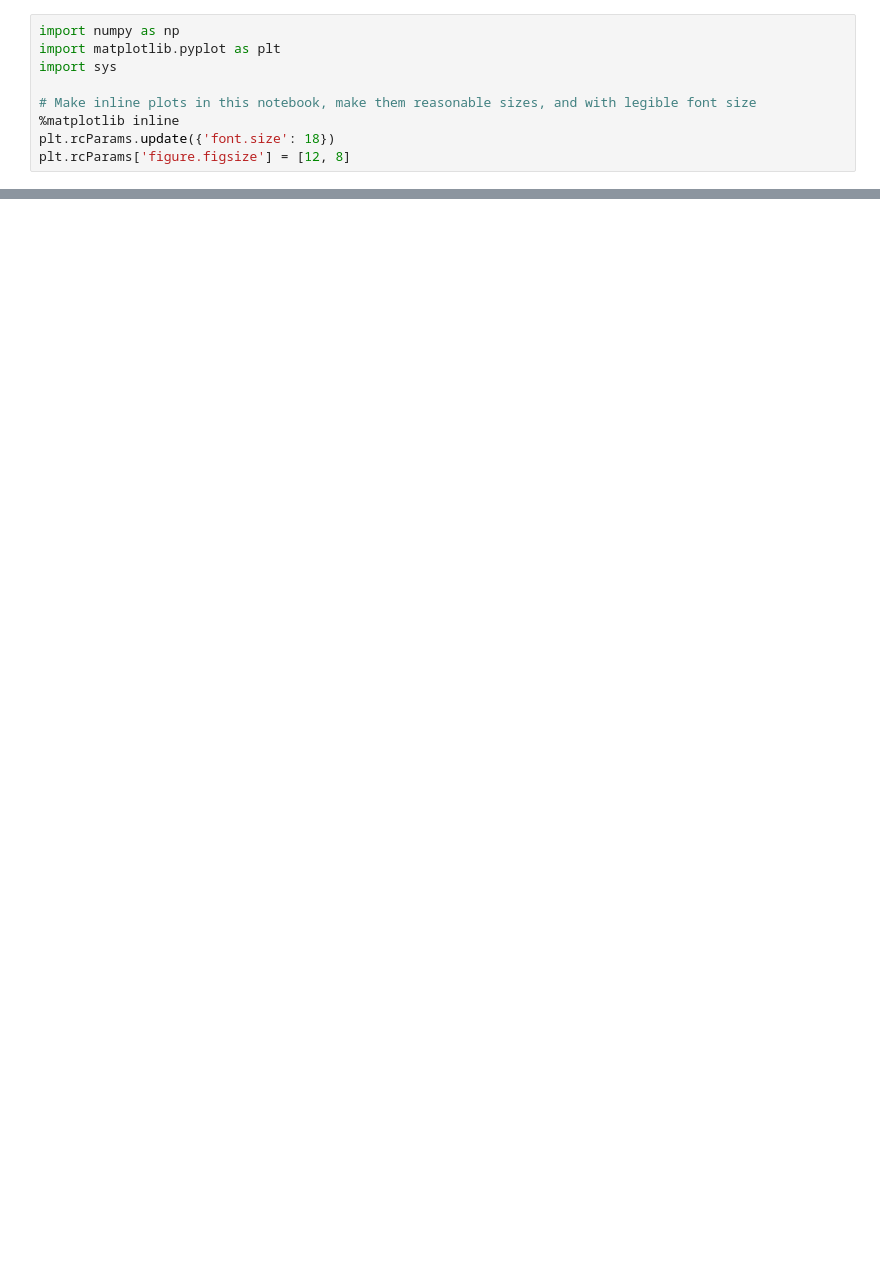
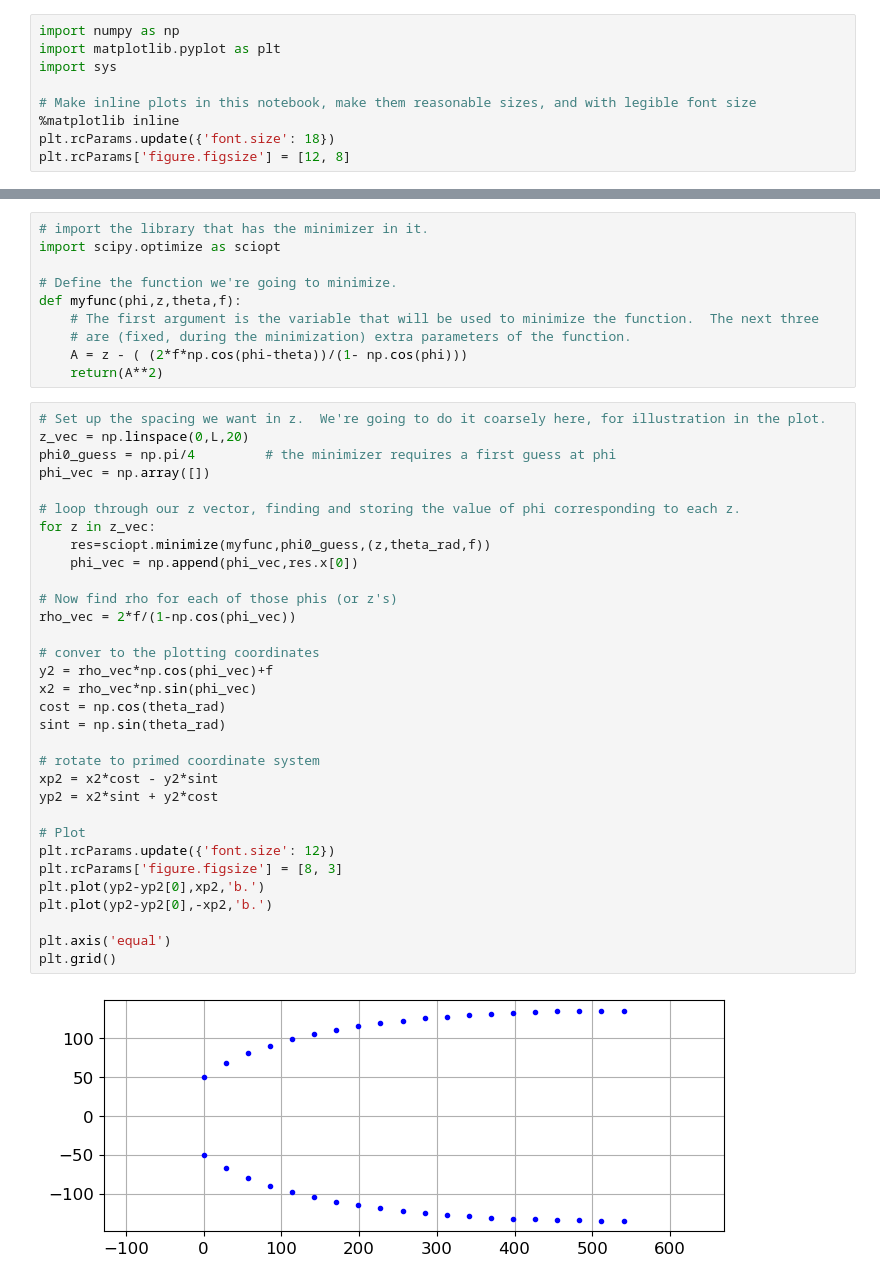
Before and after one commit to JohnRuhl/Tutorials, a Jupyter notebook: WinstonCones.ipynb, the cells around one changed output, grey strips where cells are left out. Saved outputs shown, nothing was run; the diff lists cells and outputs as text; blank space fills up the shorter version.

```diff
--- a/WinstonCones.ipynb
+++ b/WinstonCones.ipynb
@@ -56,0 +93,44 @@ f: 37.5 mm
+# %%
+# import the library that has the minimizer in it.
+import scipy.optimize as sciopt
+
+# Define the function we're going to minimize.
+def myfunc(phi,z,theta,f):
+    # The first argument is the variable that will be used to minimize the function.  The next three
+    # are (fixed, during the minimization) extra parameters of the function.
+    A = z - ( (2*f*np.cos(phi-theta))/(1- np.cos(phi)))
+    return(A**2)
+# %%
+# Set up the spacing we want in z.  We're going to do it coarsely here, for illustration in the plot.
+z_vec = np.linspace(0,L,20)
+phi0_guess = np.pi/4         # the minimizer requires a first guess at phi
+phi_vec = np.array([])
+
+# loop through our z vector, finding and storing the value of phi corresponding to each z.
+for z in z_vec:
+    res=sciopt.minimize(myfunc,phi0_guess,(z,theta_rad,f))
+    phi_vec = np.append(phi_vec,res.x[0])
+
+# Now find rho for each of those phis (or z's)
+rho_vec = 2*f/(1-np.cos(phi_vec))
+
+# conver to the plotting coordinates
+y2 = rho_vec*np.cos(phi_vec)+f
+x2 = rho_vec*np.sin(phi_vec)
+cost = np.cos(theta_rad)
+sint = np.sin(theta_rad)
+
+# rotate to primed coordinate system
+xp2 = x2*cost - y2*sint
+yp2 = x2*sint + y2*cost
+
+# Plot
+plt.rcParams.update({'font.size': 12})
+plt.rcParams['figure.figsize'] = [8, 3]
+plt.plot(yp2-yp2[0],xp2,'b.')
+plt.plot(yp2-yp2[0],-xp2,'b.')
+
+plt.axis('equal')
+plt.grid()
+# %% [output]
+[figure, added]
```
Also changed, not shown: parts of 6 cells of this notebook, 1 other file.
